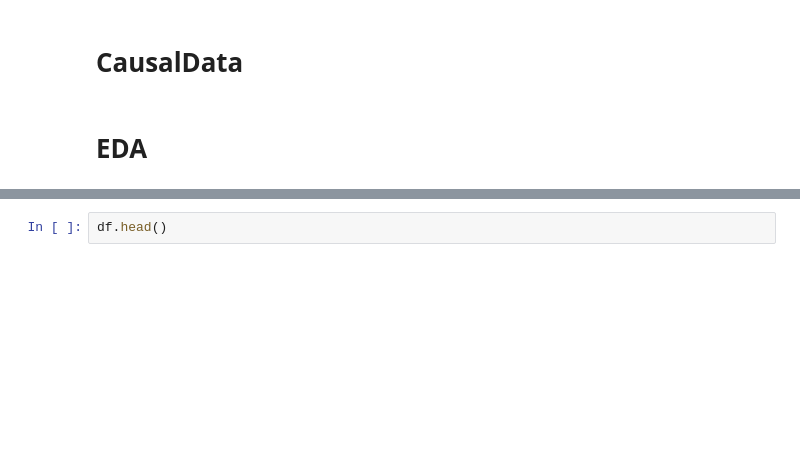
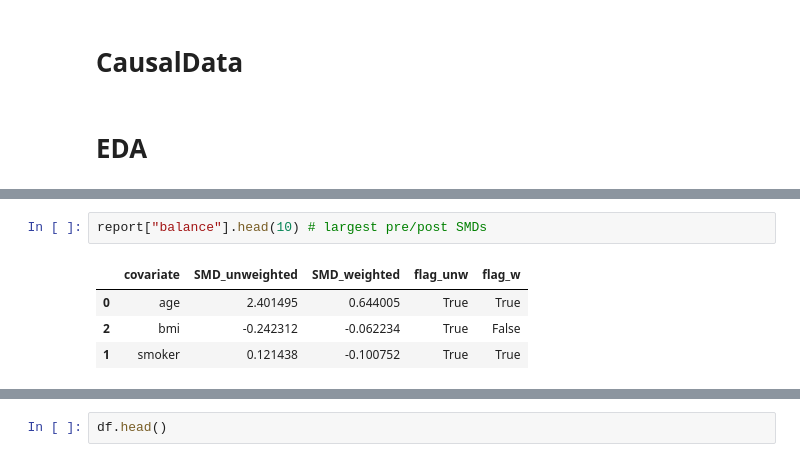
Before and after one commit to IoannMartynov/CausalKit, a Jupyter notebook: examples/some test.ipynb, the cells around one changed output, grey strips where cells are left out. Saved outputs shown, nothing was run; the diff lists cells and outputs as text; blank space fills up the shorter version.

```diff
--- a/examples/some test.ipynb
+++ b/examples/some test.ipynb
@@ -27,0 +59,7 @@ Index(['y', 't', 'age', 'smoker', 'bmi', 'propensity', 'mu0', 'mu1', 'cate'], dt
+# %%
+report["balance"].head(10) # largest pre/post SMDs
+# %% [output]
+|  | covariate | SMD_unweighted | SMD_weighted | flag_unw | flag_w |
+| 0 | age | 2.401495 | 0.644005 | True | True |
+| 2 | bmi | -0.242312 | -0.062234 | True | False |
+| 1 | smoker | 0.121438 | -0.100752 | True | True |
```
Also changed, not shown: parts of 7 cells of this notebook, 19 other files.
